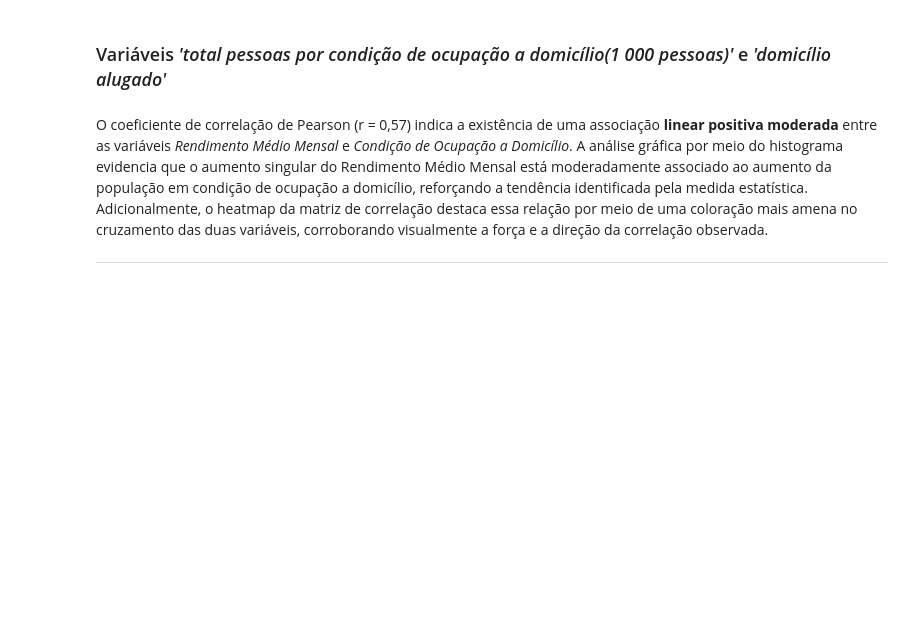
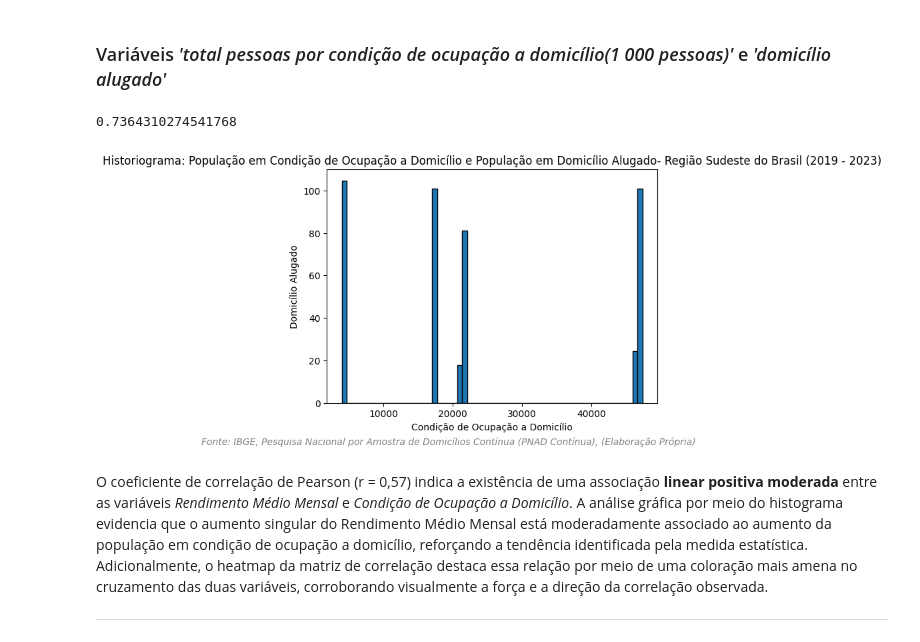
Before and after one commit to rafaella-moreira/DesafioII-ZettaLab, a Jupyter notebook: notebooks/analisedados.ipynb, the cells around one changed output. Saved outputs shown, nothing was run; the diff lists cells and outputs as text; code cells hidden in the pictures; blank space fills up the shorter version.

```diff
--- a/notebooks/analisedados.ipynb
+++ b/notebooks/analisedados.ipynb
@@ -1478,25 +1499,29 @@ plt.show()
 # %% [markdown]
 ### Variáveis *'total pessoas por condição de ocupação a domicílio(1 000 pessoas)'* e *'domicílio alugado'*
 # %%
-correlation_value = database['total pessoas por condição de ocupação a domicílio(1 000 pessoas)'].corr(database['domicilio alugado'])
+correlation_value = database['total pessoas por condição de ocupação a domicílio(1 000 pessoas)'].corr(database['domicílio alugado'])
 print(correlation_value)
+# %% [output]
+0.7364310274541768
 # %%
 plt.hist(
     database['total pessoas por condição de ocupação a domicílio(1 000 pessoas)'],
-    weights=database['domicilio alugado'],
+    weights=database['domicílio alugado'],
     bins=60,
     edgecolor='black'
 )
 plt.title("Historiograma: População em Condição de Ocupação a Domicílio e População em Domicílio Alugado- Região Sudeste do Brasil (2019 - 2023)")
 plt.xlabel("Condição de Ocupação a Domicílio")
 plt.ylabel("Domicílio Alugado")
 
 plt.subplots_adjust(bottom=0.15)
 
 plt.figtext(0.99, 0.02, "Fonte: IBGE, Pesquisa Nacional por Amostra de Domicílios Contínua (PNAD Contínua), (Elaboração Própria)",
             ha="right", fontsize=10, style='italic', color='gray')
 
 plt.show()
+# %% [output]
+[figure, added]
 # %% [markdown]
 O coeficiente de correlação de Pearson (r = 0,57) indica a existência de uma associação **linear positiva moderada** entre as variáveis *Rendimento Médio Mensal* e *Condição de Ocupação a Domicílio*. A análise gráfica por meio do histograma evidencia que o aumento singular do Rendimento Médio Mensal está moderadamente associado ao aumento da população em condição de ocupação a domicílio, reforçando a tendência identificada pela medida estatística. Adicionalmente, o heatmap da matriz de correlação destaca essa relação por meio de uma coloração mais amena no cruzamento das duas variáveis, corroborando visualmente a força e a direção da correlação observada.
 
```
Also changed, not shown: parts of 25 cells of this notebook.
